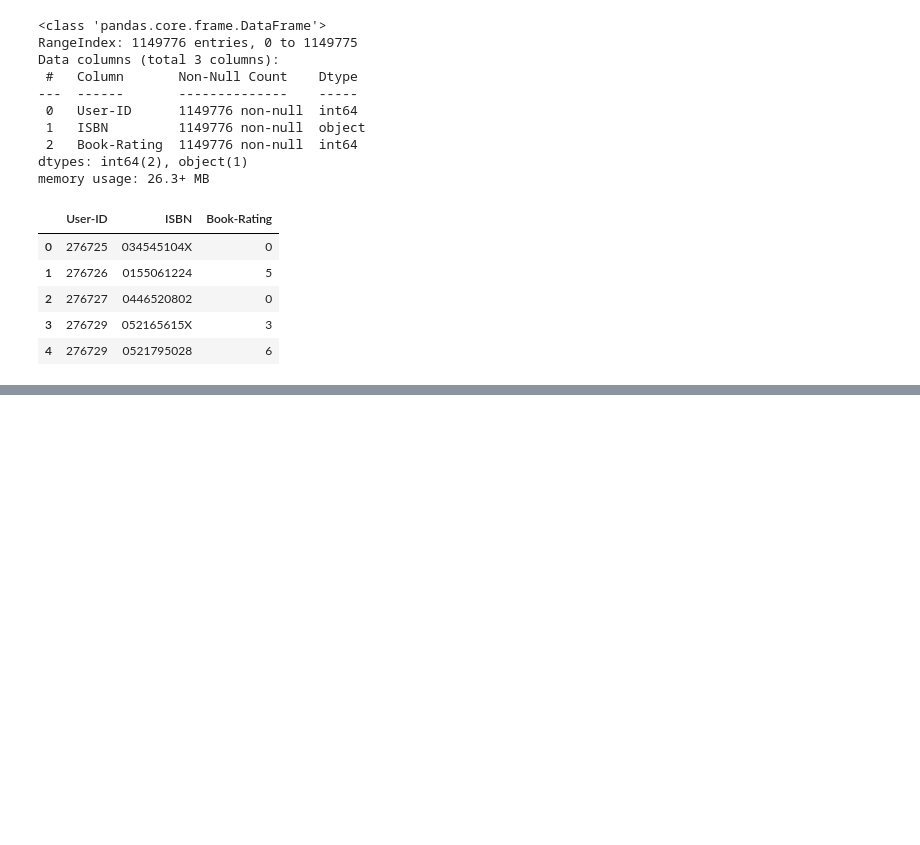
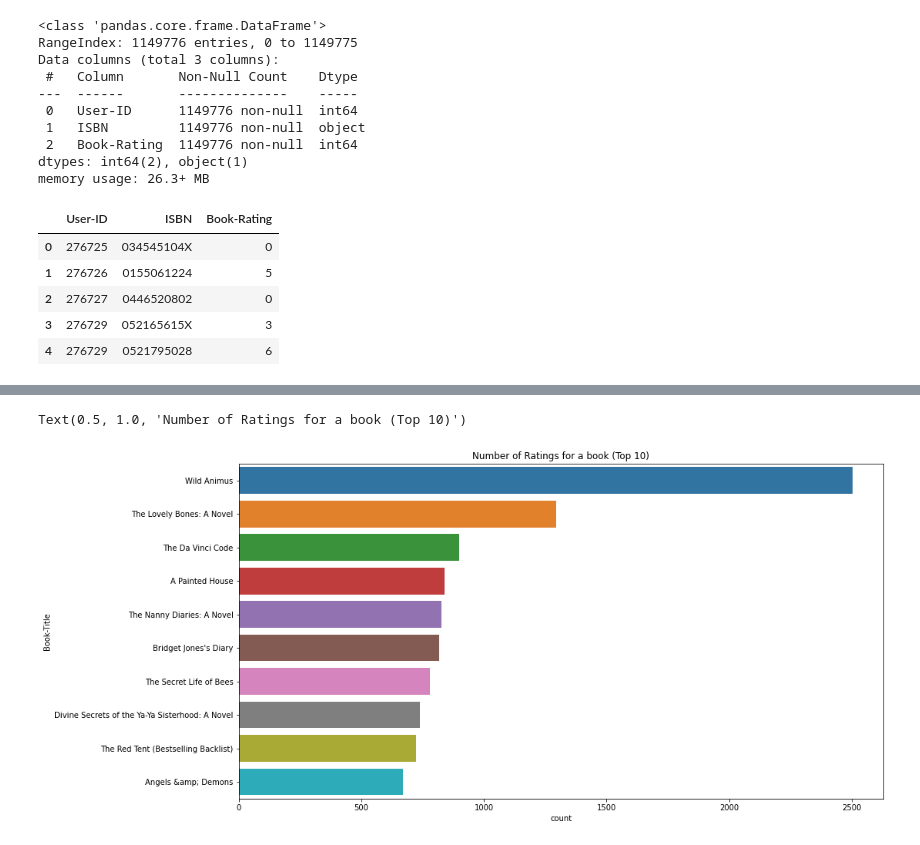
Before and after one commit to Ashu10051998/Book-Recommender-System, a Jupyter notebook: Book_recomender_system.ipynb, the cells around one changed output, grey strips where cells are left out. Cells and saved outputs as stored; diff of their text form; code cells hidden in the pictures; blank space fills up the shorter version.

```diff
--- a/Book_recomender_system.ipynb
+++ b/Book_recomender_system.ipynb
@@ -393,0 +396,4 @@ ratings.head()
+# %%
+dataset = pd.merge(books, ratings, on='ISBN', how='inner')
+dataset = pd.merge(dataset, users, on='User-ID', how='inner')
+dataset.info()
@@ -393,0 +452,7 @@ ratings.head()
+# %%
+plt.figure(figsize=(15,8))
+sns.countplot(y="Book-Title", data=dataset, order=dataset['Book-Title'].value_counts().index[0:10])
+plt.title("Number of Ratings for a book (Top 10)")
+# %% [output]
+Text(0.5, 1.0, 'Number of Ratings for a book (Top 10)')
+[figure, added]
```
Also changed, not shown: parts of 27 cells of this notebook.
